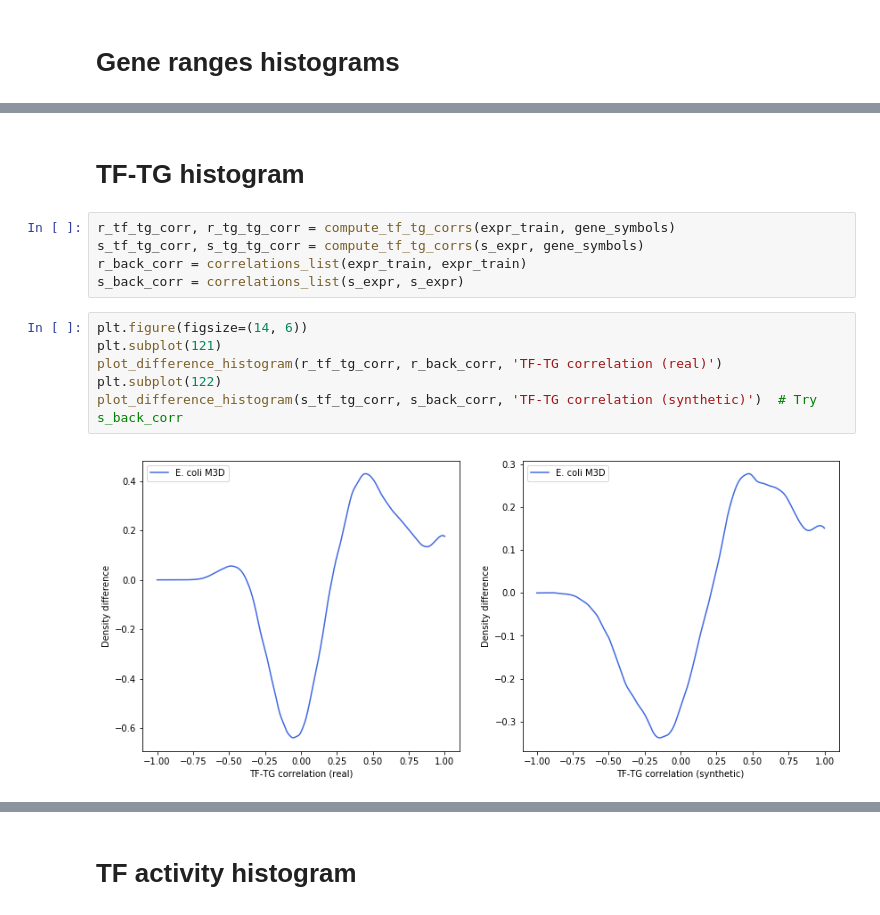
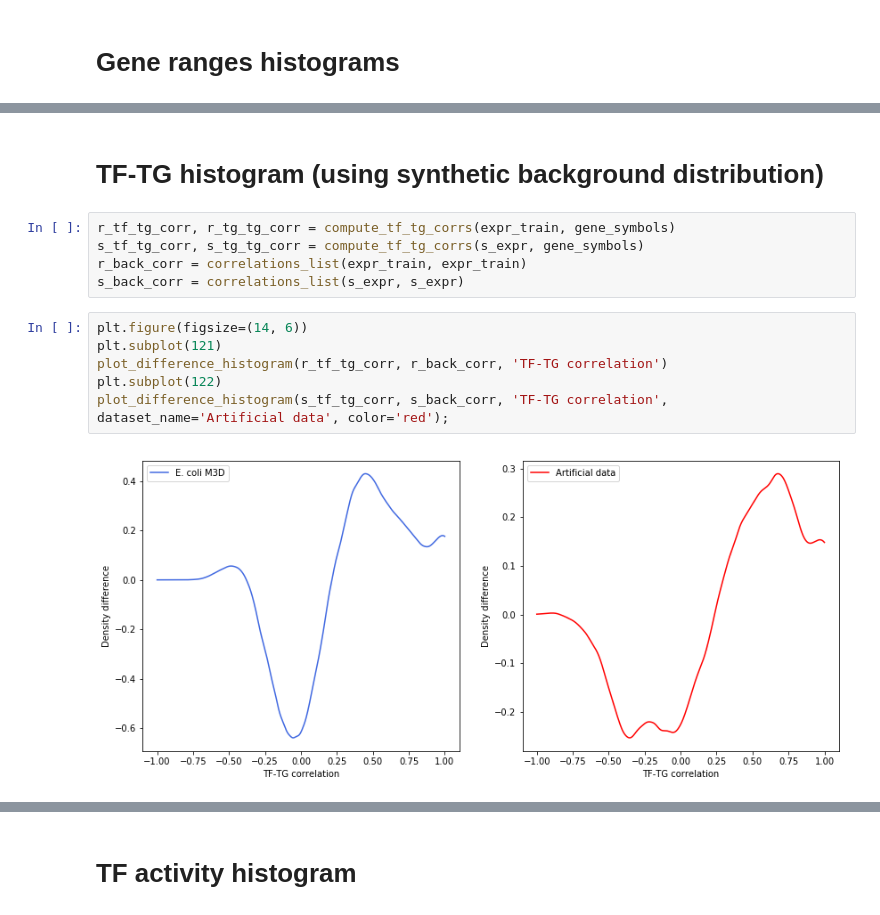
Before and after one commit to rvinas/adversarial-gene-expression, a Jupyter notebook: src/evaluate_data.ipynb, the cells around one changed output, grey strips where cells are left out. Drawn from its saved outputs; the diff is of its cells as text.

```diff
--- a/src/evaluate_data.ipynb
+++ b/src/evaluate_data.ipynb
@@ -63,5 +77,5 @@ plot_gene_ranges(s_expr)
 # %% [markdown]
-# TF-TG histogram
+# TF-TG histogram (using synthetic background distribution)
 # %%
 r_tf_tg_corr, r_tg_tg_corr = compute_tf_tg_corrs(expr_train, gene_symbols)
 s_tf_tg_corr, s_tg_tg_corr = compute_tf_tg_corrs(s_expr, gene_symbols)
@@ -70,8 +84,8 @@ s_back_corr = correlations_list(s_expr, s_expr)
 # %%
 plt.figure(figsize=(14, 6))
 plt.subplot(121)
-plot_difference_histogram(r_tf_tg_corr, r_back_corr, 'TF-TG correlation (real)')
+plot_difference_histogram(r_tf_tg_corr, r_back_corr, 'TF-TG correlation')
 plt.subplot(122)
-plot_difference_histogram(s_tf_tg_corr, s_back_corr, 'TF-TG correlation (synthetic)')  # Try s_back_corr
+plot_difference_histogram(s_tf_tg_corr, s_back_corr, 'TF-TG correlation', dataset_name='Artificial data', color='red');
 # %% [output]
-[figure, old version]
+[figure, new version]
```
Also changed, not shown: parts of 19 cells of this notebook, 5 other files.
